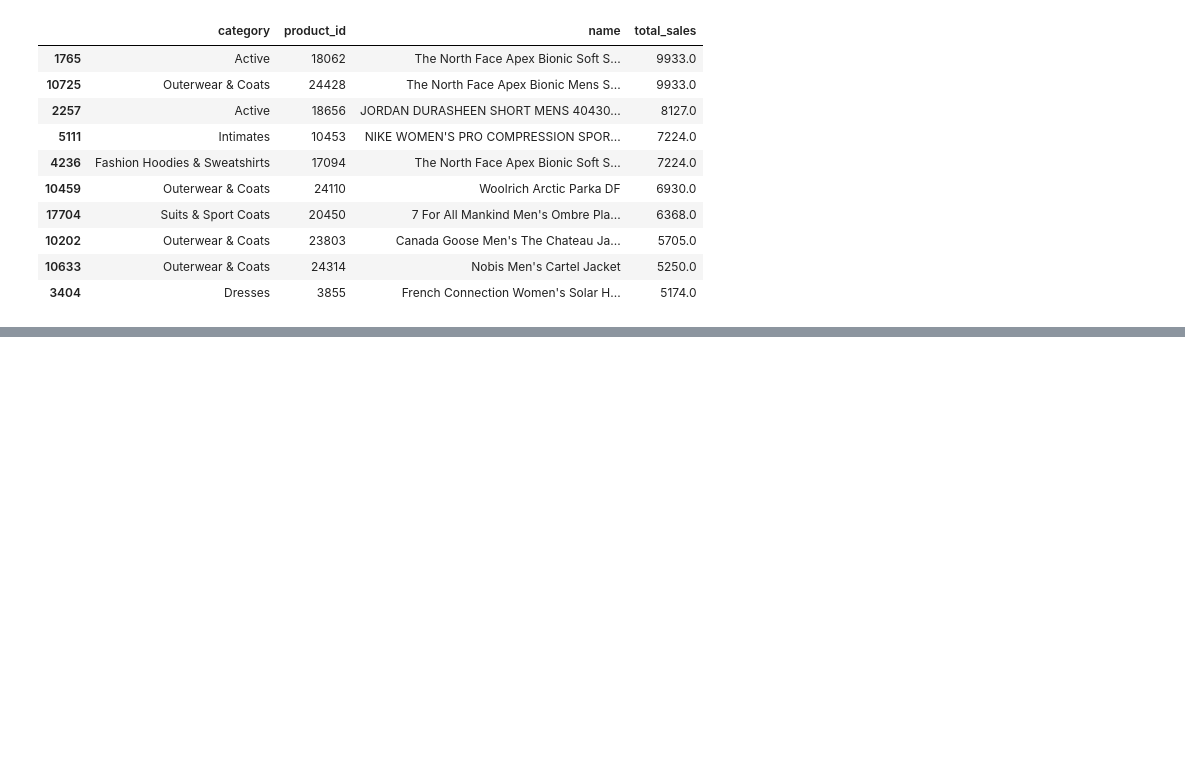
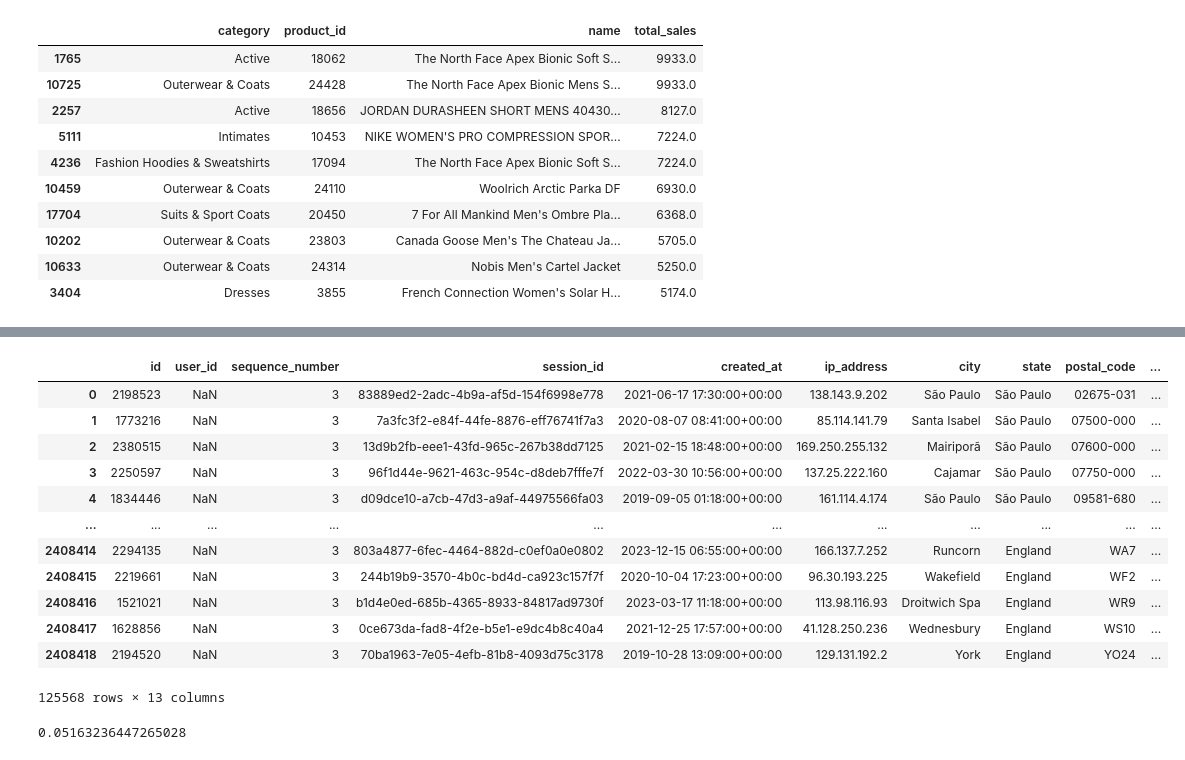
Before and after one commit to kyeob1107/Four-A, a Jupyter notebook: khj/looker.ipynb, the cells around one changed output, grey strips where cells are left out. Saved outputs shown, nothing was run; the diff lists cells and outputs as text; code cells hidden in the pictures; blank space fills up the shorter version.

```diff
--- a/khj/looker.ipynb
+++ b/khj/looker.ipynb
@@ -429,0 +541,21 @@ top_10
+# %%
+cancelled_events = events[events['event_type']=='cancel']
+cancelled_events
+# %% [output]
+|  | id | user_id | sequence_number | session_id | created_at | ip_address | city | state | postal_code | ... |
+| 0 | 2198523 | NaN | 3 | 83889ed2-2adc-4b9a-af5d-154f6998e778 | 2021-06-17 17:30:00+00:00 | 138.143.9.202 | São Paulo | São Paulo | 02675-031 | ... |
+| 1 | 1773216 | NaN | 3 | 7a3fc3f2-e84f-44fe-8876-eff76741f7a3 | 2020-08-07 08:41:00+00:00 | 85.114.141.79 | Santa Isabel | São Paulo | 07500-000 | ... |
+| 2 | 2380515 | NaN | 3 | 13d9b2fb-eee1-43fd-965c-267b38dd7125 | 2021-02-15 18:48:00+00:00 | 169.250.255.132 | Mairiporã | São Paulo | 07600-000 | ... |
+| 3 | 2250597 | NaN | 3 | 96f1d44e-9621-463c-954c-d8deb7fffe7f | 2022-03-30 10:56:00+00:00 | 137.25.222.160 | Cajamar | São Paulo | 07750-000 | ... |
+| 4 | 1834446 | NaN | 3 | d09dce10-a7cb-47d3-a9af-44975566fa03 | 2019-09-05 01:18:00+00:00 | 161.114.4.174 | São Paulo | São Paulo | 09581-680 | ... |
+| ... | ... | ... | ... | ... | ... | ... | ... | ... | ... | ... |
+| 2408414 | 2294135 | NaN | 3 | 803a4877-6fec-4464-882d-c0ef0a0e0802 | 2023-12-15 06:55:00+00:00 | 166.137.7.252 | Runcorn | England | WA7 | ... |
+| 2408415 | 2219661 | NaN | 3 | 244b19b9-3570-4b0c-bd4d-ca923c157f7f | 2020-10-04 17:23:00+00:00 | 96.30.193.225 | Wakefield | England | WF2 | ... |
+| 2408416 | 1521021 | NaN | 3 | b1d4e0ed-685b-4365-8933-84817ad9730f | 2023-03-17 11:18:00+00:00 | 113.98.116.93 | Droitwich Spa | England | WR9 | ... |
+| 2408417 | 1628856 | NaN | 3 | 0ce673da-fad8-4f2e-b5e1-e9dc4b8c40a4 | 2021-12-25 17:57:00+00:00 | 41.128.250.236 | Wednesbury | England | WS10 | ... |
+| 2408418 | 2194520 | NaN | 3 | 70ba1963-7e05-4efb-81b8-4093d75c3178 | 2019-10-28 13:09:00+00:00 | 129.131.192.2 | York | England | YO24 | ... |
+125568 rows × 13 columns
+# %%
+125568 / 2431963
+# %% [output]
+0.05163236447265028
```
Also changed, not shown: parts of 24 cells of this notebook, 1 other file.
